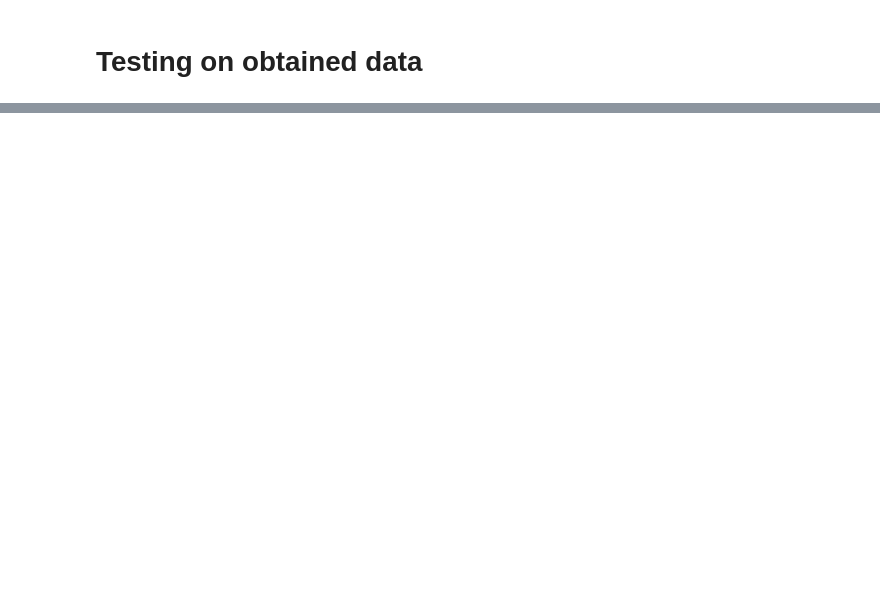
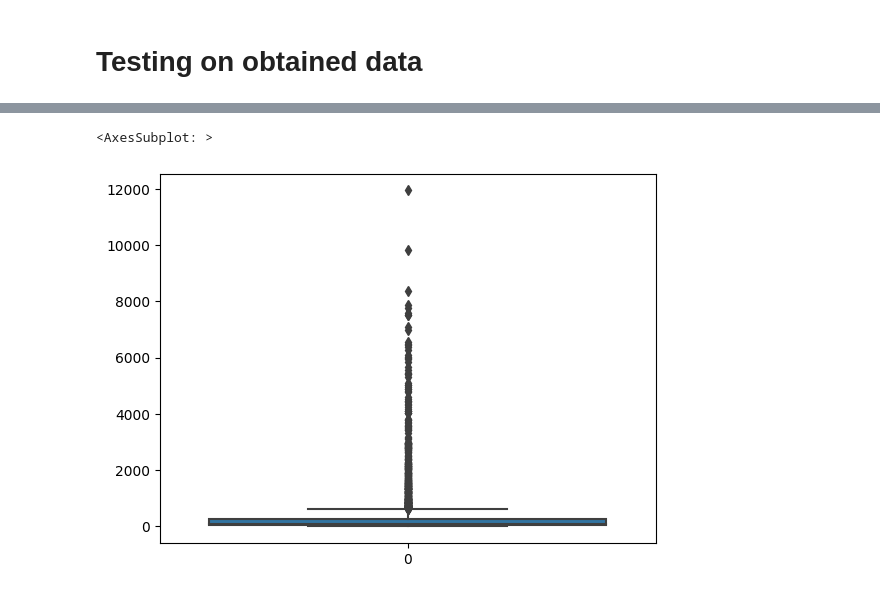
Before and after one commit to That1Panda/Carbon-Detector, a Jupyter notebook: Carbon.ipynb, the cells around one changed output, grey strips where cells are left out. Cells and saved outputs as stored; diff of their text form; code cells hidden in the pictures; blank space fills up the shorter version.

```diff
--- a/Carbon.ipynb
+++ b/Carbon.ipynb
@@ -202,0 +167,5 @@ df.head()
+# %%
+sns.boxplot(data['blue'])
+# %% [output]
+<AxesSubplot: >
+[figure, added]
```
Also changed, not shown: parts of 34 cells of this notebook, 3 other files.
